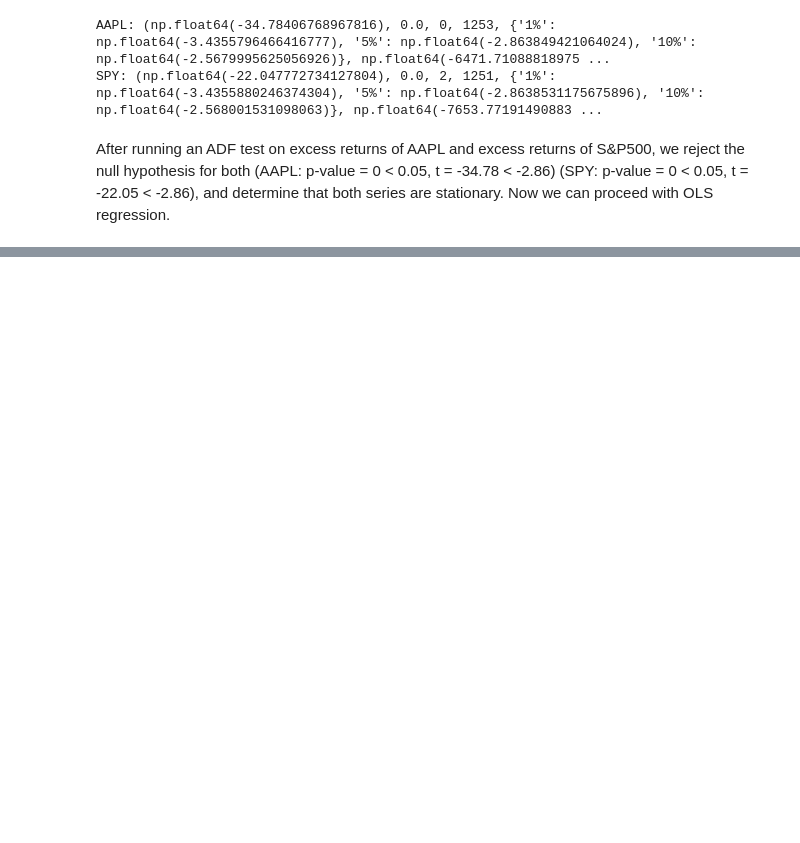
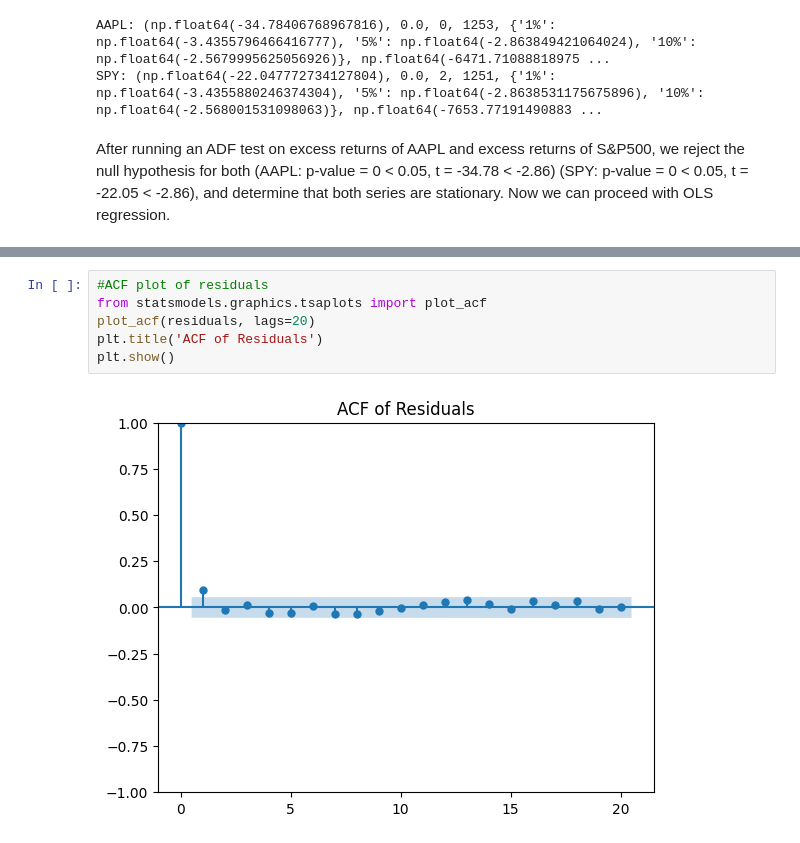
Before and after one commit to nikoszy/market-workbench, a Jupyter notebook: notebooks/01_beta_regression.ipynb, the cells around one changed output, grey strips where cells are left out. Cells and saved outputs as stored; diff of their text form; blank space fills up the shorter version.

```diff
--- a/notebooks/01_beta_regression.ipynb
+++ b/notebooks/01_beta_regression.ipynb
@@ -107 +176,9 @@ After running an ADF test on excess returns of AAPL and excess returns of S&P500
+# %%
+#ACF plot of residuals
+from statsmodels.graphics.tsaplots import plot_acf
+plot_acf(residuals, lags=20)
+plt.title('ACF of Residuals')
+plt.show()
+# %% [output]
+[figure, added]
 # %%
```
Also changed, not shown: parts of 11 cells of this notebook, 3 other files.
